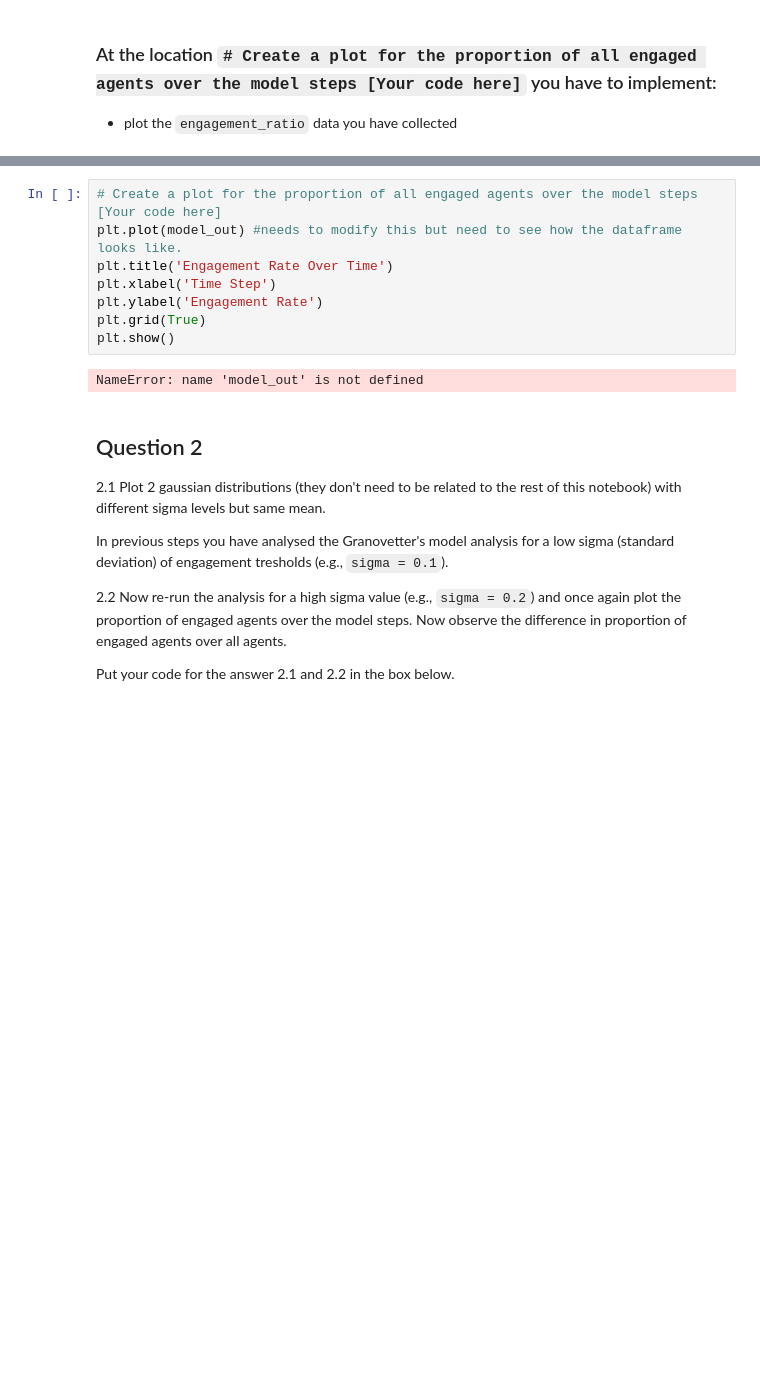
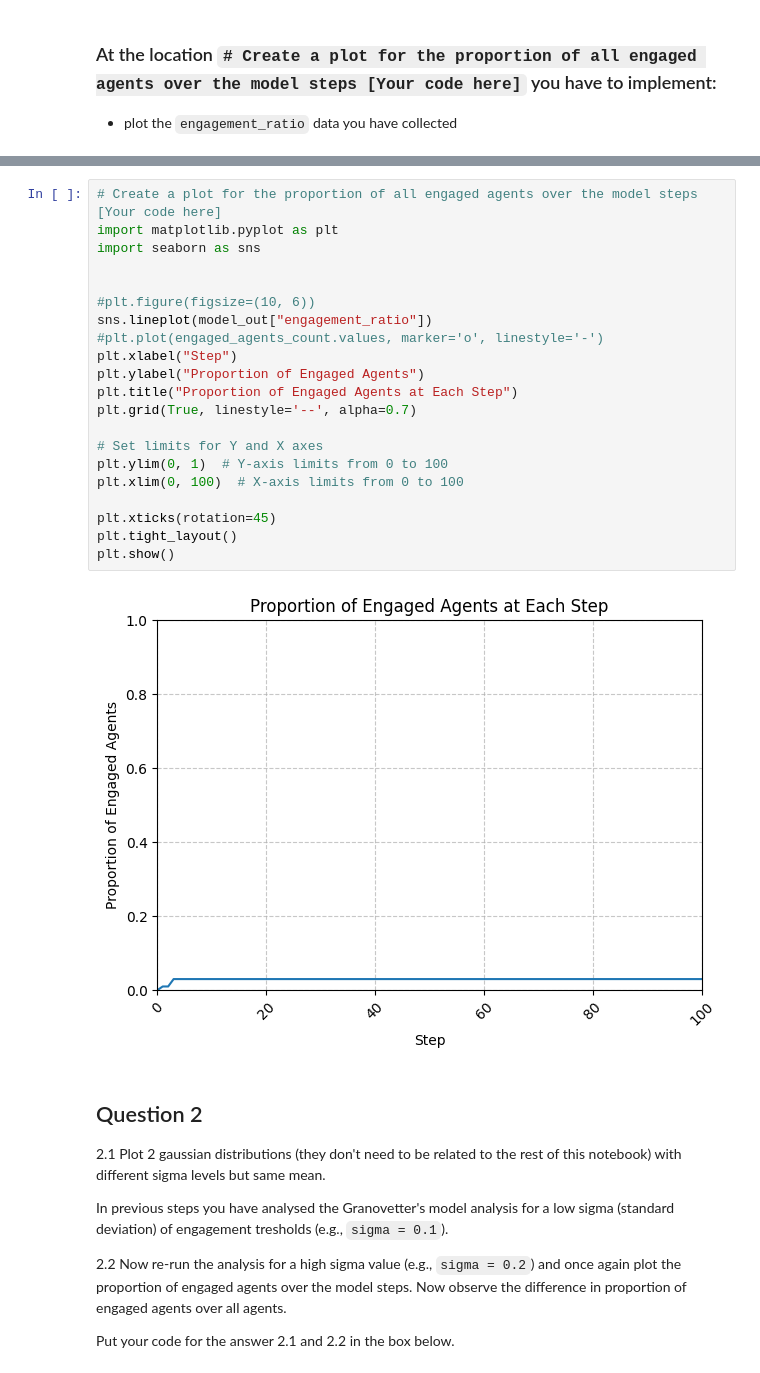
Before and after one commit to karinlie/CMSS, a Jupyter notebook: granovetter-example-handout-model_working.ipynb, the cells around one changed output, grey strips where cells are left out. Saved outputs shown, nothing was run; the diff lists cells and outputs as text; blank space fills up the shorter version.

```diff
--- a/granovetter-example-handout-model_working.ipynb
+++ b/granovetter-example-handout-model_working.ipynb
@@ -601,13 +613,26 @@ model_out.head()
 # %%
 # Create a plot for the proportion of all engaged agents over the model steps [Your code here]
-plt.plot(model_out) #needs to modify this but need to see how the dataframe looks like.
-plt.title('Engagement Rate Over Time')
-plt.xlabel('Time Step')
-plt.ylabel('Engagement Rate')
-plt.grid(True)
+import matplotlib.pyplot as plt
+import seaborn as sns
+
+
+#plt.figure(figsize=(10, 6))
+sns.lineplot(model_out["engagement_ratio"])
+#plt.plot(engaged_agents_count.values, marker='o', linestyle='-')
+plt.xlabel("Step")
+plt.ylabel("Proportion of Engaged Agents")
+plt.title("Proportion of Engaged Agents at Each Step")
+plt.grid(True, linestyle='--', alpha=0.7)
+
+# Set limits for Y and X axes
+plt.ylim(0, 1)  # Y-axis limits from 0 to 100
+plt.xlim(0, 100)  # X-axis limits from 0 to 100
+
+plt.xticks(rotation=45)
+plt.tight_layout()
 plt.show()
 # %% [output]
-NameError: name 'model_out' is not defined
+[figure, added]
 # %% [markdown]
 ## Question 2
 
```
Also changed, not shown: parts of 12 cells of this notebook.
